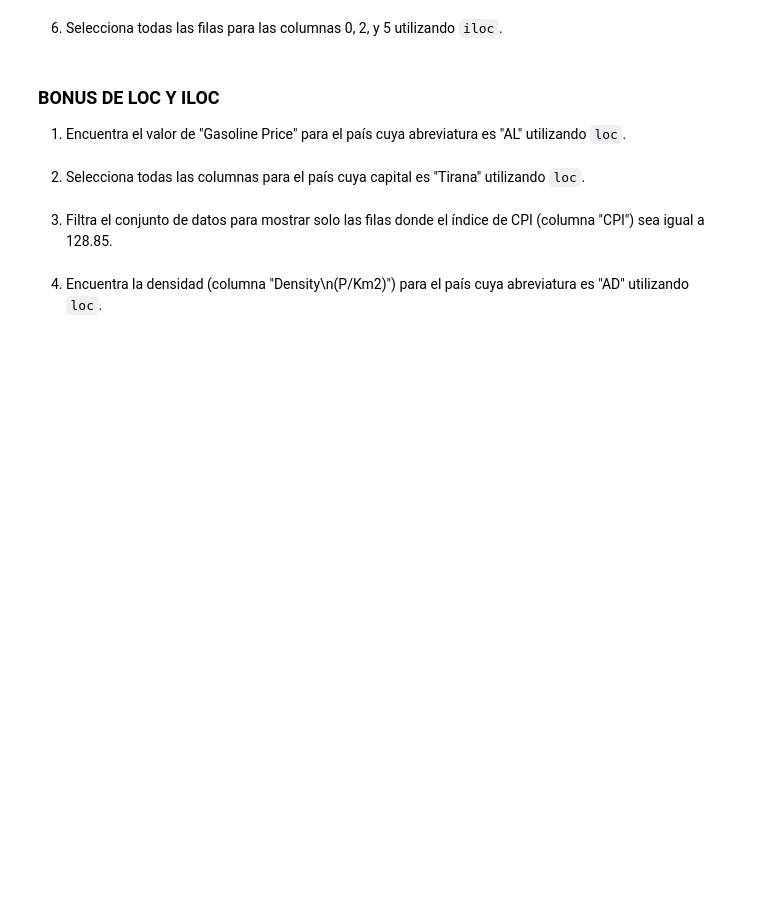
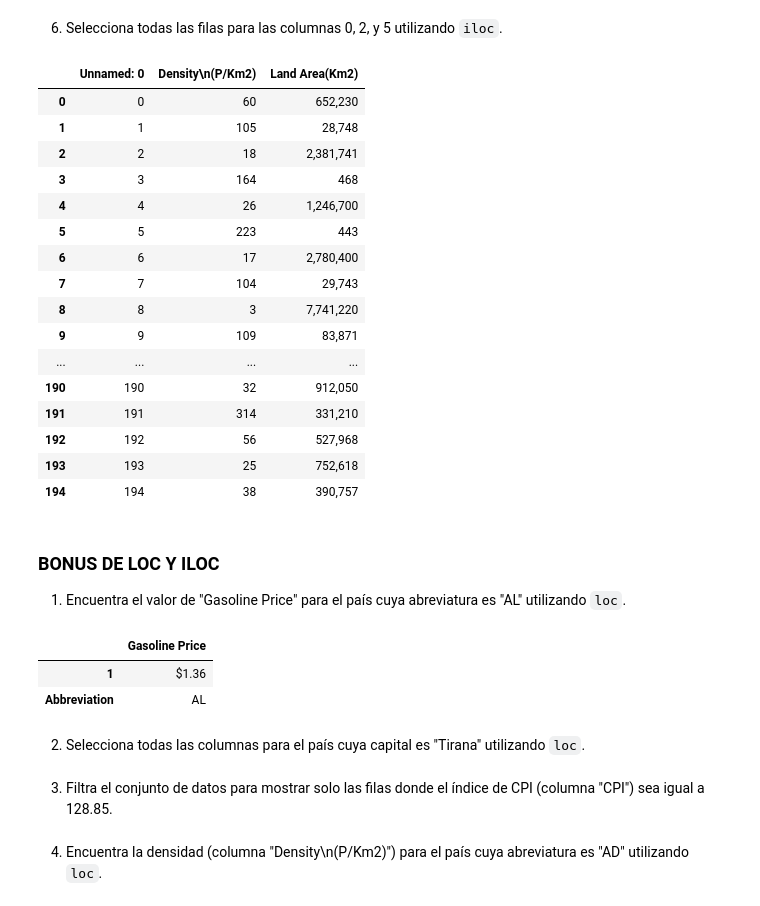
Before and after one commit to BeaDataArtist/promoi-modulo3-sprint1-pairprogramming-Laia-Bea, a Jupyter notebook: modulo-3-pair-03-EDA.ipynb, the cells around one changed output. Drawn from its saved outputs; the diff is of its cells as text; code cells hidden in the pictures; blank space fills up the shorter version.

```diff
--- a/modulo-3-pair-03-EDA.ipynb
+++ b/modulo-3-pair-03-EDA.ipynb
@@ -80,9 +290,35 @@ En este fichero encontraremos la siguiente información:
 # %% [markdown]
 6. Selecciona todas las filas para las columnas 0, 2, y 5 utilizando `iloc`.
+# %%
+df.iloc[:, [0, 2, 5]]
+# %% [output]
+|  | Unnamed: 0 | Density\n(P/Km2) | Land Area(Km2) |
+| 0 | 0 | 60 | 652,230 |
+| 1 | 1 | 105 | 28,748 |
+| 2 | 2 | 18 | 2,381,741 |
+| 3 | 3 | 164 | 468 |
+| 4 | 4 | 26 | 1,246,700 |
+| 5 | 5 | 223 | 443 |
+| 6 | 6 | 17 | 2,780,400 |
+| 7 | 7 | 104 | 29,743 |
+| 8 | 8 | 3 | 7,741,220 |
+| 9 | 9 | 109 | 83,871 |
+| ... | ... | ... | ... |
+| 190 | 190 | 32 | 912,050 |
+| 191 | 191 | 314 | 331,210 |
+| 192 | 192 | 56 | 527,968 |
+| 193 | 193 | 25 | 752,618 |
+| 194 | 194 | 38 | 390,757 |
 # %% [markdown]
 ### BONUS DE LOC Y ILOC
 
 1. Encuentra el valor de "Gasoline Price" para el país cuya abreviatura es "AL" utilizando `loc`.
+# %%
+df.loc[df["Abbreviation"] == "AL", ["Gasoline Price"]]
+# %% [output]
+|  | Gasoline Price |
+| 1 | $1.36 |
+| Abbreviation | AL |
 # %% [markdown]
 2. Selecciona todas las columnas para el país cuya capital es "Tirana" utilizando `loc`.
 # %% [markdown]
```
Also changed, not shown: parts of 17 cells of this notebook.
